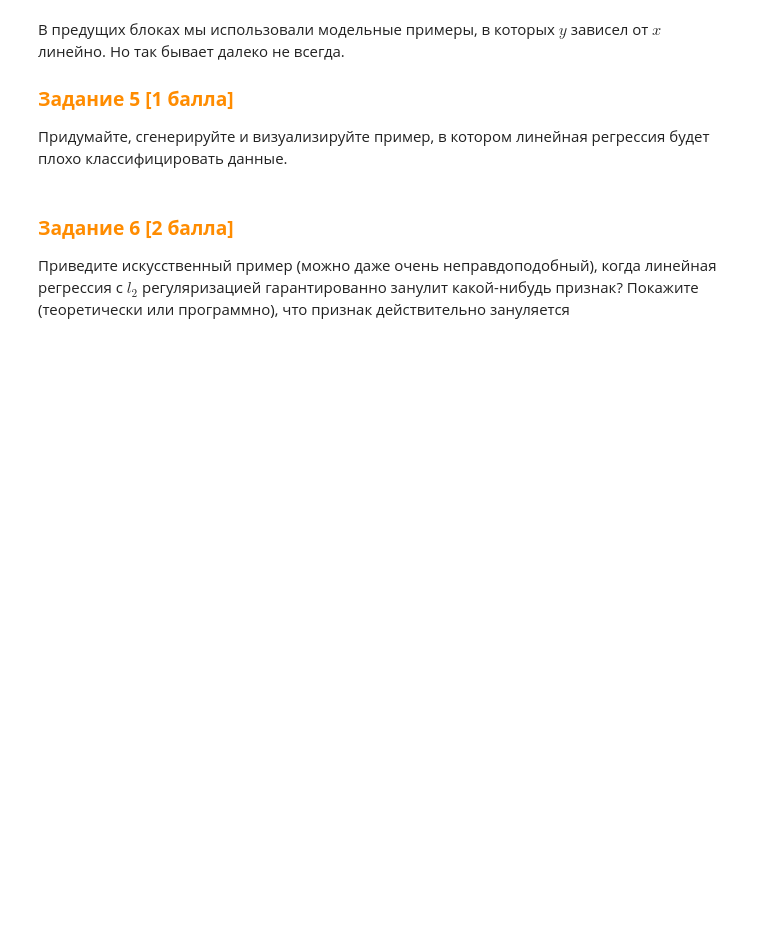
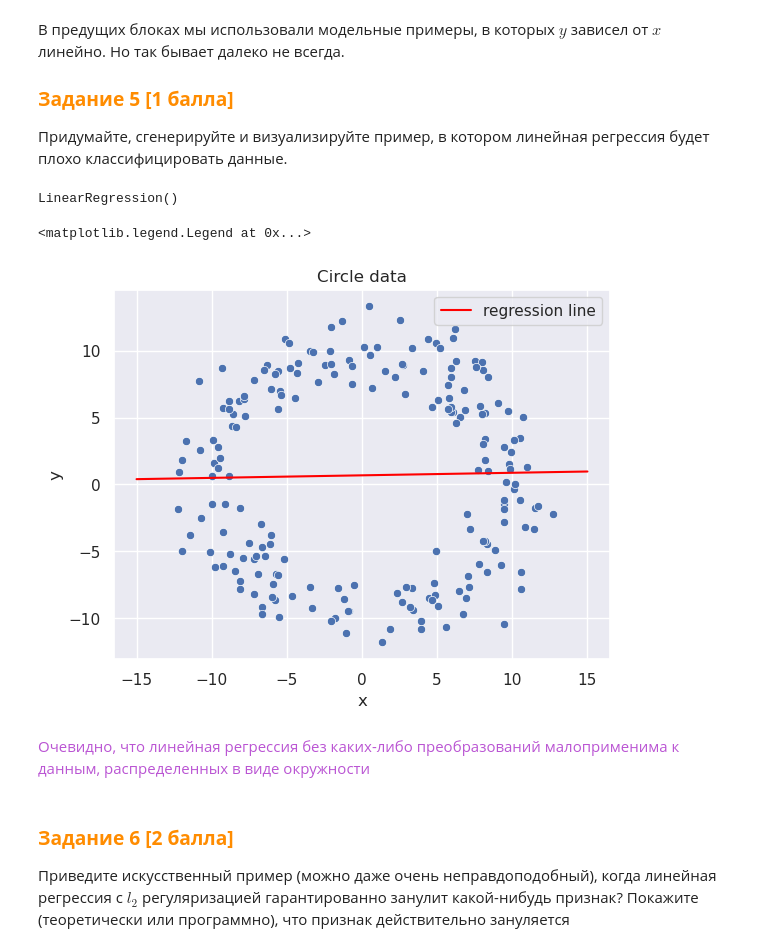
Before and after one commit to gerarte04/mlcmcmsu24, a Jupyter notebook: research/03_linear_models_regression/[Research]_Linear_Models_regression_[2024_2025].ipynb, the cells around one changed output. Drawn from its saved outputs; the diff is of its cells as text; code cells hidden in the pictures; blank space fills up the shorter version.

```diff
--- a/research/03_linear_models_regression/[Research]_Linear_Models_regression_[2024_2025].ipynb
+++ b/research/03_linear_models_regression/[Research]_Linear_Models_regression_[2024_2025].ipynb
@@ -251,0 +250,6 @@ w1: 0.3966873199145481  w2: 0.025639365702912847
+# %%
+R = 10
+np.random.seed(228)
+angles = np.random.uniform(0, 2 * np.pi, 200)
+Xr = (R * np.sin(angles)) + np.random.randn(200) * 1.5
+yr = (R * np.cos(angles)) + np.random.randn(200) * 1.5
@@ -252,3 +258,22 @@ w1: 0.3966873199145481  w2: 0.025639365702912847
+# %%
+model = LinearRegression()
+model.fit(Xr[:, None], yr)
+# %% [output]
+LinearRegression()
+# %%
+xl = [-15, 15]
+yl = xl * model.coef_ + model.intercept_
+sns.lineplot(x=xl, y=yl, color='red')
+sns.scatterplot(x=Xr, y=yr)
+plt.title("Circle data")
+plt.xlabel('x')
+plt.ylabel('y')
+plt.legend(['regression line'])
+# %% [output]
+<matplotlib.legend.Legend at 0x...>
+[figure, added]
+# %% [markdown]
+<font color='MediumOrchid'>Очевидно, что линейная регрессия без каких-либо преобразований малоприменима к данным, распределенных в виде окружности</font>
 # %% [markdown]
 ### <font color='DarkOrange'>**Задание 6 [2 баллa]**</font>
 
```
Also changed, not shown: parts of 2 cells of this notebook.
